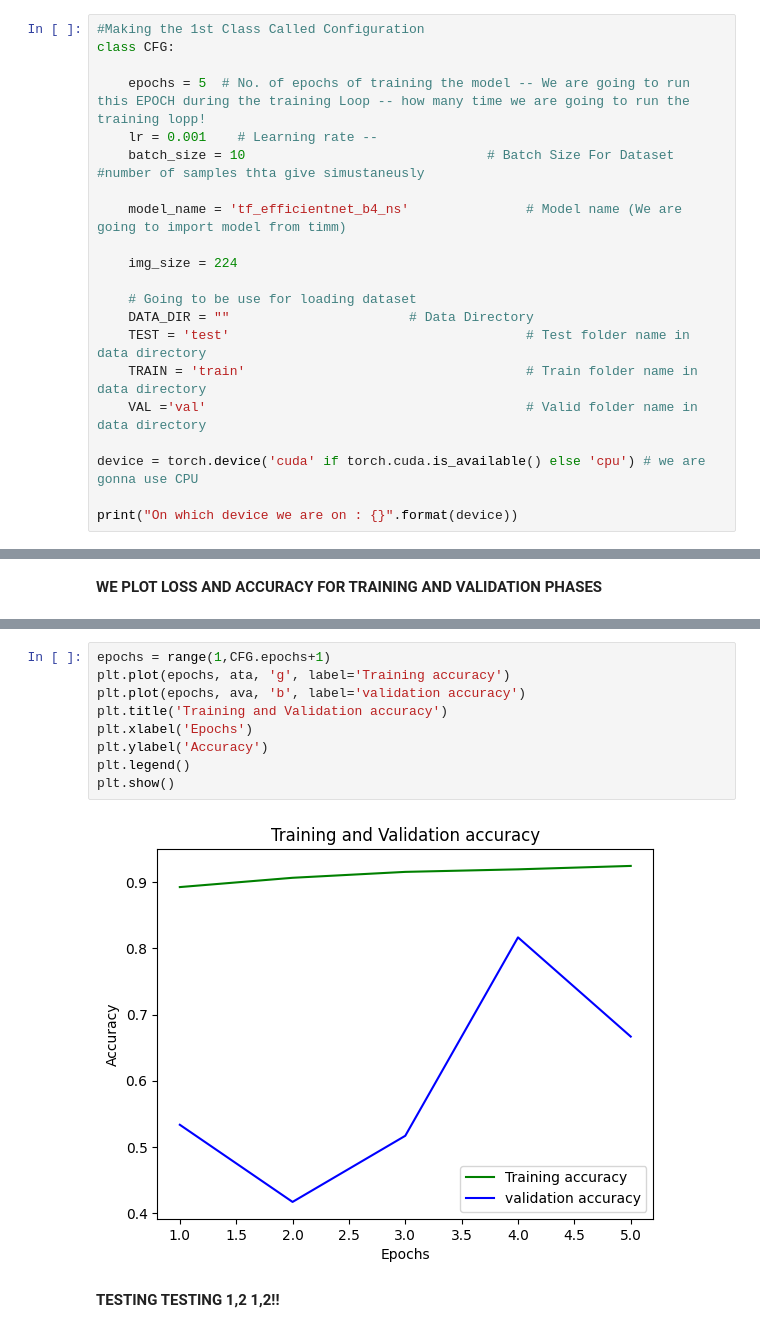
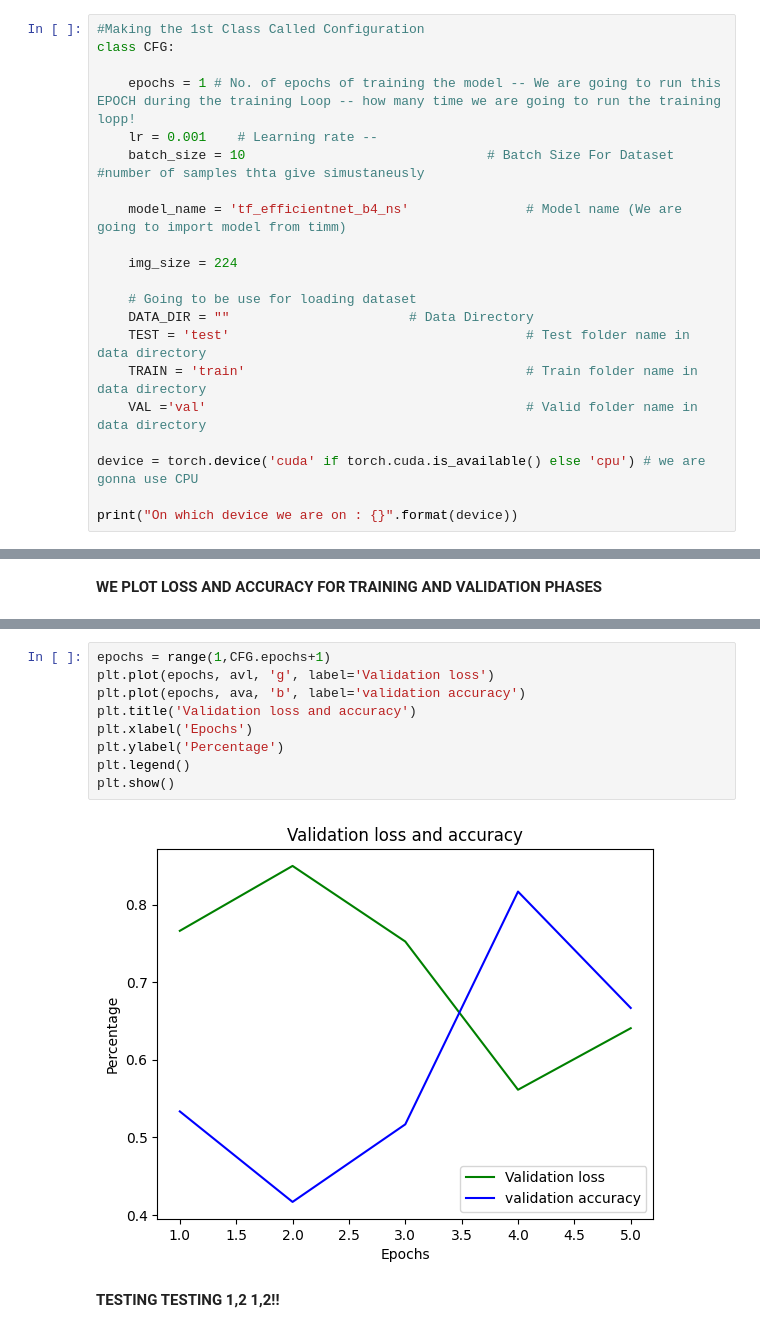
Before and after one commit to sergioarango00/Testing, a Jupyter notebook: xraysNN.ipynb, the cells around one changed output, grey strips where cells are left out. Saved outputs shown, nothing was run; the diff lists cells and outputs as text.

```diff
--- a/xraysNN.ipynb
+++ b/xraysNN.ipynb
@@ -23,7 +23,7 @@ from torchsummary import summary
 #Making the 1st Class Called Configuration
 class CFG:
 
-    epochs = 5  # No. of epochs of training the model -- We are going to run this EPOCH during the training Loop -- how many time we are going to run the training lopp!
+    epochs = 1 # No. of epochs of training the model -- We are going to run this EPOCH during the training Loop -- how many time we are going to run the training lopp!
     lr = 0.001    # Learning rate --
     batch_size = 10                               # Batch Size For Dataset #number of samples thta give simustaneusly
 
@@ -314,14 +314,14 @@ plt.show()
 # %%
 epochs = range(1,CFG.epochs+1)
-plt.plot(epochs, ata, 'g', label='Training accuracy')
+plt.plot(epochs, avl, 'g', label='Validation loss')
 plt.plot(epochs, ava, 'b', label='validation accuracy')
-plt.title('Training and Validation accuracy')
+plt.title('Validation loss and accuracy')
 plt.xlabel('Epochs')
-plt.ylabel('Accuracy')
+plt.ylabel('Percentage')
 plt.legend()
 plt.show()
 # %% [output]
-[figure, old version]
+[figure, new version]
 # %% [markdown]
 **TESTING TESTING 1,2 1,2!!**
 # %%
```
Also changed, not shown: parts of 4 cells of this notebook.
